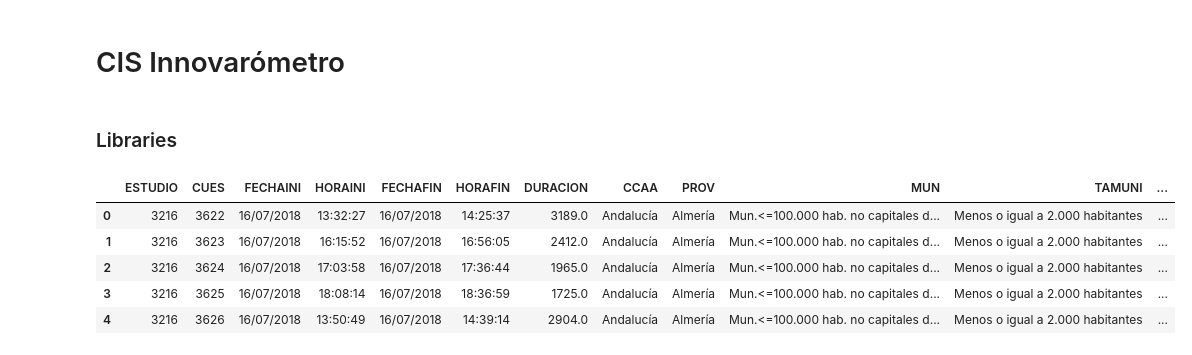
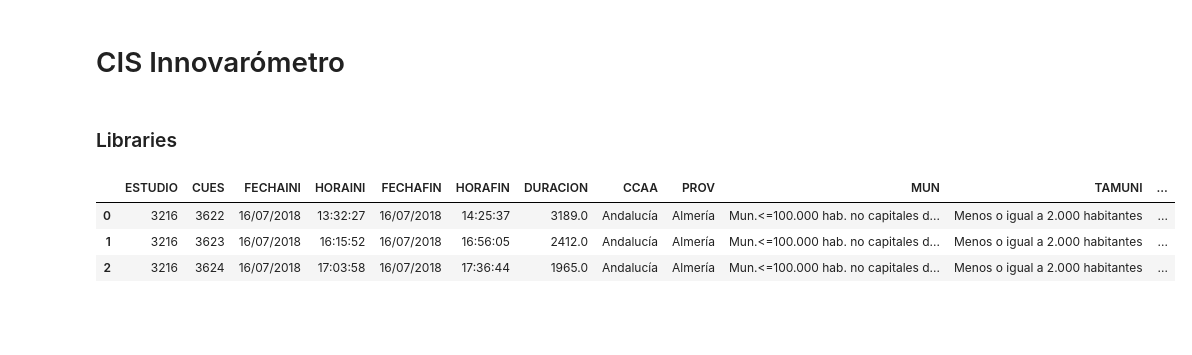
Before and after one commit to mariaferrol1988/PhD_Sociology, a Jupyter notebook: CIS_notebook.ipynb, the cells around one changed output. Cells and saved outputs as stored; diff of their text form; code cells hidden in the pictures; blank space fills up the shorter version.

```diff
--- a/CIS_notebook.ipynb
+++ b/CIS_notebook.ipynb
@@ -33,9 +12,7 @@ df = pd.read_spss('./Files/3216.sav')
 # %%
-df.head()
+df.head(3)
 # %% [output]
 |  | ESTUDIO | CUES | FECHAINI | HORAINI | FECHAFIN | HORAFIN | DURACION | CCAA | PROV | MUN | TAMUNI | ... |
 | 0 | 3216 | 3622 | 16/07/2018 | 13:32:27 | 16/07/2018 | 14:25:37 | 3189.0 | Andalucía | Almería | Mun.<=100.000 hab. no capitales d... | Menos o igual a 2.000 habitantes | ... |
 | 1 | 3216 | 3623 | 16/07/2018 | 16:15:52 | 16/07/2018 | 16:56:05 | 2412.0 | Andalucía | Almería | Mun.<=100.000 hab. no capitales d... | Menos o igual a 2.000 habitantes | ... |
 | 2 | 3216 | 3624 | 16/07/2018 | 17:03:58 | 16/07/2018 | 17:36:44 | 1965.0 | Andalucía | Almería | Mun.<=100.000 hab. no capitales d... | Menos o igual a 2.000 habitantes | ... |
-| 3 | 3216 | 3625 | 16/07/2018 | 18:08:14 | 16/07/2018 | 18:36:59 | 1725.0 | Andalucía | Almería | Mun.<=100.000 hab. no capitales d... | Menos o igual a 2.000 habitantes | ... |
-| 4 | 3216 | 3626 | 16/07/2018 | 13:50:49 | 16/07/2018 | 14:39:14 | 2904.0 | Andalucía | Almería | Mun.<=100.000 hab. no capitales d... | Menos o igual a 2.000 habitantes | ... |
```
Also changed, not shown: parts of 10 cells of this notebook.
